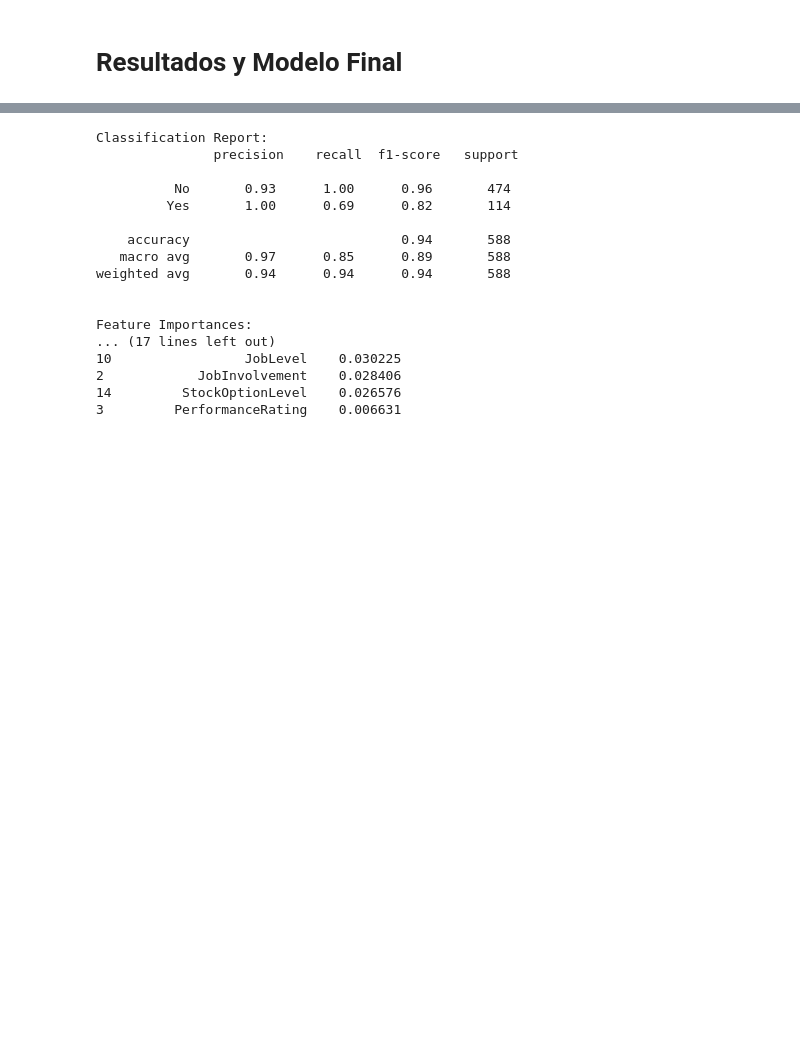
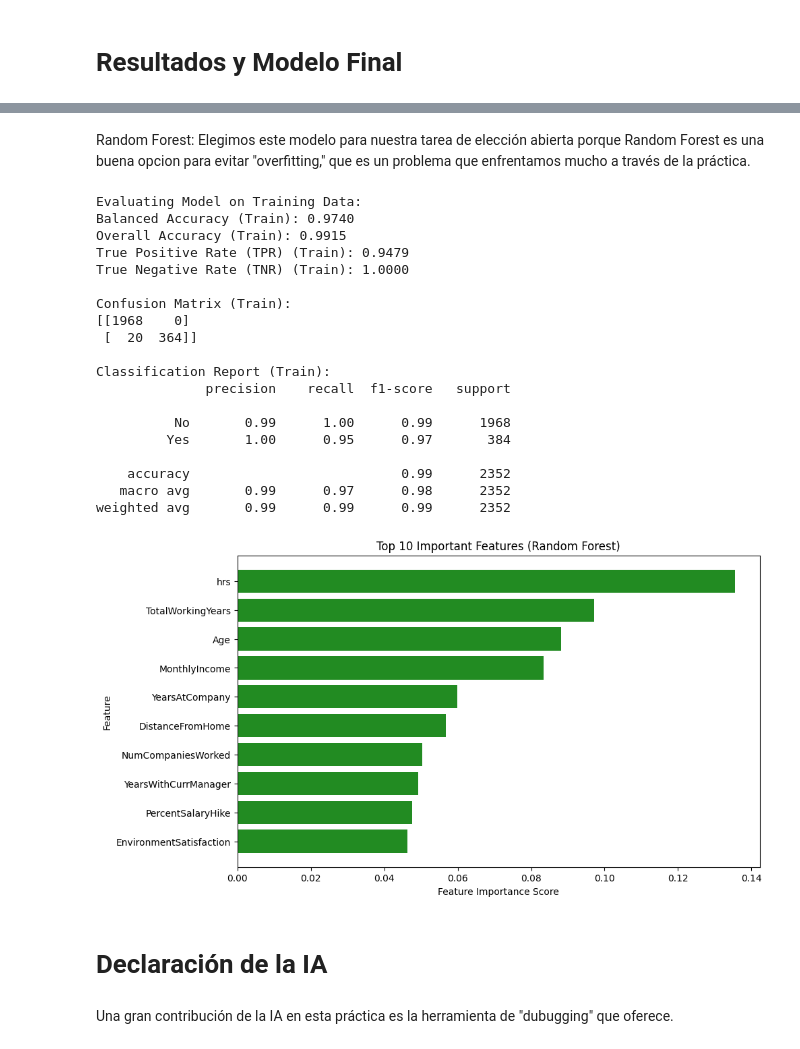
Before and after one commit to 100495982/ML_G84_Grupo2, a Jupyter notebook: primera_práctica.ipynb, the cells around one changed output, grey strips where cells are left out. Drawn from its saved outputs; the diff is of its cells as text; code cells hidden in the pictures; blank space fills up the shorter version.

```diff
--- a/primera_práctica.ipynb
+++ b/primera_práctica.ipynb
@@ -527,54 +733,84 @@ Random Forest:
+# %% [markdown]
+Random Forest: Elegimos este modelo para nuestra tarea de elección abierta porque Random Forest es una buena opcion para evitar "overfitting," que es un problema que enfrentamos mucho a través de la práctica.
 # %%
 import pandas as pd
+import numpy as np
+import matplotlib.pyplot as plt
 from sklearn.ensemble import RandomForestClassifier
 from sklearn.model_selection import train_test_split
-from sklearn.metrics import classification_report
+from sklearn.metrics import (
+    accuracy_score, balanced_accuracy_score, confusion_matrix, classification_report
+)
+from sklearn.pipeline import Pipeline
+from sklearn.preprocessing import StandardScaler
 
 # Assuming df is your DataFrame
 
 # Filter out only numerical columns
 numerical_columns = df.select_dtypes(include=['int64', 'float64']).columns
 
 # Select the feature variables (X) and target variable (y)
 X = df[numerical_columns]
 y = df['Attrition']  # 'Attrition' is the target variable
 
 # Split the data into training and testing sets
 X_train, X_test, y_train, y_test = train_test_split(X, y, test_size=0.2, random_state=559990)
 
-# Initialize and train the Random Forest Classifier
-rf = RandomForestClassifier(random_state=559990)
-rf.fit(X_train, y_train)
+# Create a pipeline with scaling and model
+pipeline = Pipeline([
+    ('scaler', StandardScaler()),  # Standardize the features
+    ('rf', RandomForestClassifier(max_depth=12, random_state=559990))  # Random Forest Classifier
+])
 
-# Make predictions on the test set
-y_pred = rf.predict(X_test)
+# Train the model using the pipeline
+pipeline.fit(X_train, y_train)
 
-# Evaluate the model
-print("Classification Report:\n", classification_report(y_test, y_pred))
+# Make predictions on the training set
+y_train_pred = pipeline.predict(X_train)
 
-# Feature importance (optional) to see which numerical features are most important
-importances = rf.feature_importances_
+# Evaluate the model on the training set using your evaluate_model_train function
+print("\nEvaluating Model on Training Data:")
+evaluate_model_train(pipeline, X_train, y_train)
+
+# Feature importance
+importances = pipeline.named_steps['rf'].feature_importances_
 feature_importance_df = pd.DataFrame({
     'Feature': X.columns,
     'Importance': importances
 }).sort_values(by='Importance', ascending=False)
 
-print("\nFeature Importances:\n", feature_importance_df)
+# Visualize top 10 important features
+plt.figure(figsize=(10, 6))
+top_features = feature_importance_df.head(10)
+plt.barh(top_features['Feature'], top_features['Importance'], color='forestgreen')
+plt.xlabel("Feature Importance Score")
+plt.ylabel("Feature")
+plt.title("Top 10 Important Features (Random Forest)")
+plt.gca().invert_yaxis()
+print("\n")
+plt.show()
 # %% [output]
-Classification Report:
-               precision    recall  f1-score   support
+Evaluating Model on Training Data:
+Balanced Accuracy (Train): 0.9740
+Overall Accuracy (Train): 0.9915
+True Positive Rate (TPR) (Train): 0.9479
+True Negative Rate (TNR) (Train): 1.0000
 
-          No       0.93      1.00      0.96       474
-         Yes       1.00      0.69      0.82       114
+Confusion Matrix (Train):
+[[1968    0]
+ [  20  364]]
 
-    accuracy                           0.94       588
-   macro avg       0.97      0.85      0.89       588
-weighted avg       0.94      0.94      0.94       588
+Classification Report (Train):
+              precision    recall  f1-score   support
 
+          No       0.99      1.00      0.99      1968
+         Yes       1.00      0.95      0.97       384
 
-Feature Importances:
-... (17 lines left out)
-10                 JobLevel    0.030225
-2            JobInvolvement    0.028406
-14         StockOptionLevel    0.026576
-3         PerformanceRating    0.006631
+    accuracy                           0.99      2352
+   macro avg       0.99      0.97      0.98      2352
+weighted avg       0.99      0.99      0.99      2352
+[figure, added]
+# %% [markdown]
+# Declaración de la IA
+# %% [markdown]
+Una gran contribución de la IA en esta práctica es la herramienta de "dubugging" que oferece.
```
Also changed, not shown: parts of 21 cells of this notebook.
